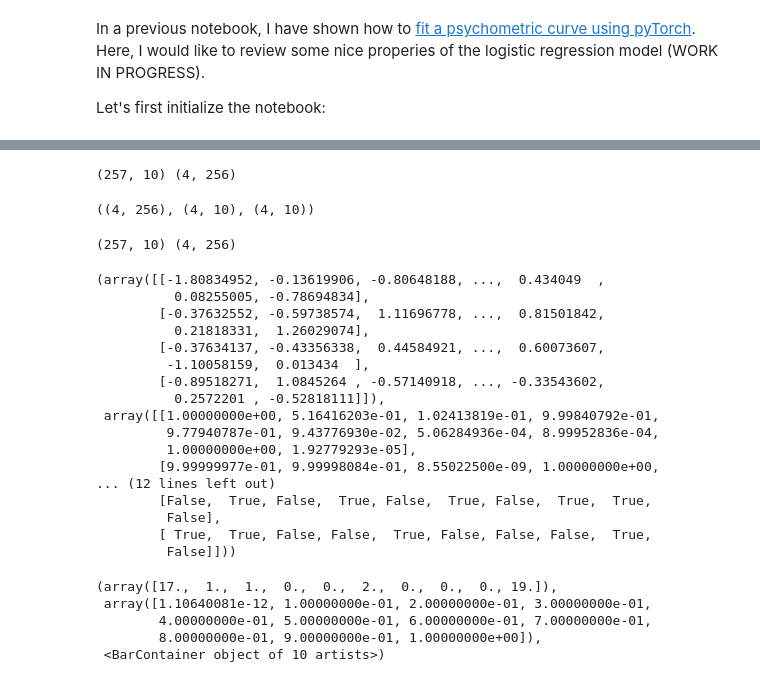
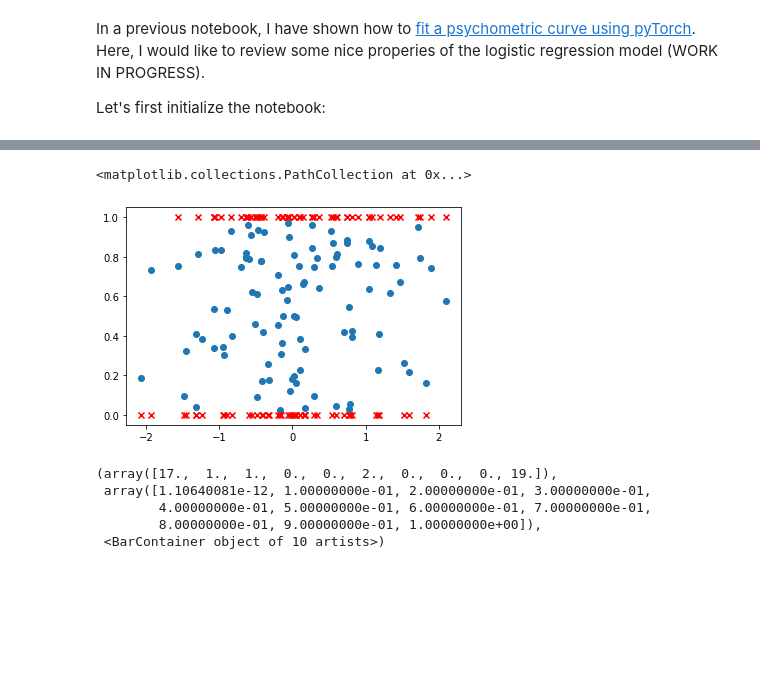
Before and after one commit to camillebesnainou/2022-01-10-polychrony, a Jupyter notebook: 2021-12-12-logistic-regression.ipynb, the cells around one changed output, grey strips where cells are left out. Drawn from its saved outputs; the diff is of its cells as text; code cells hidden in the pictures; blank space fills up the shorter version.

```diff
--- a/2021-12-12-logistic-regression.ipynb
+++ b/2021-12-12-logistic-regression.ipynb
@@ -74,30 +64,13 @@ array([[9.99953315e-01, 3.45805742e-04, 9.99999999e-01, 4.75663615e-10,
+# %%
+# Visualisation de p (pour 1 classe) en fonction de x (pour un N) + de la sortie y
+
+plt.scatter(factors[:,1],p[:,1])
+plt.scatter(factors[:,1],y[:,1],marker="x", color="red")
+# %% [output]
+<matplotlib.collections.PathCollection at 0x...>
+[figure, added]
 # %%
-factors, p, y = get_data(W, seed, N_batch)
-factors.shape, p.shape, y.shape
+#get_data(W, seed, N_batch) #return x, p et y
-# %% [output]
-(257, 10) (4, 256)
-((4, 256), (4, 10), (4, 10))
-# %%
-get_data(W, seed, N_batch) #1e array : factors, 2e : p, 3e : y
-# %% [output]
-(257, 10) (4, 256)
-(array([[-1.80834952, -0.13619906, -0.80648188, ...,  0.434049  ,
-          0.08255005, -0.78694834],
-        [-0.37632552, -0.59738574,  1.11696778, ...,  0.81501842,
-          0.21818331,  1.26029074],
-        [-0.37634137, -0.43356338,  0.44584921, ...,  0.60073607,
-         -1.10058159,  0.013434  ],
-        [-0.89518271,  1.0845264 , -0.57140918, ..., -0.33543602,
-          0.2572201 , -0.52818111]]),
- array([[1.00000000e+00, 5.16416203e-01, 1.02413819e-01, 9.99840792e-01,
-         9.77940787e-01, 9.43776930e-02, 5.06284936e-04, 8.99952836e-04,
-         1.00000000e+00, 1.92779293e-05],
-        [9.99999977e-01, 9.99998084e-01, 8.55022500e-09, 1.00000000e+00,
-... (12 lines left out)
-        [False,  True, False,  True, False,  True, False,  True,  True,
-         False],
-        [ True,  True, False, False,  True, False, False, False,  True,
-         False]]))
 # %%
 plt.hist(p.ravel(), bins=10)
 # %% [output]
```
Also changed, not shown: parts of 14 cells of this notebook.
